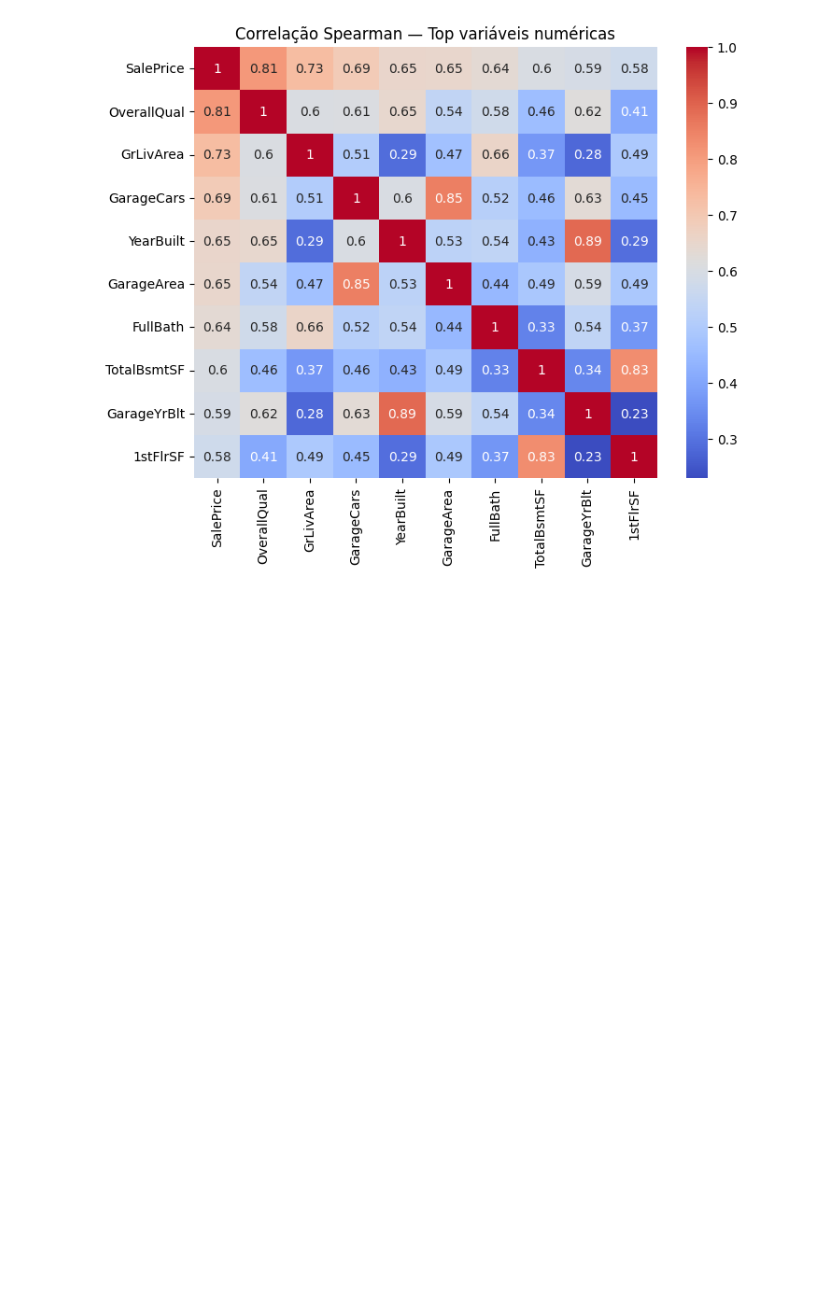
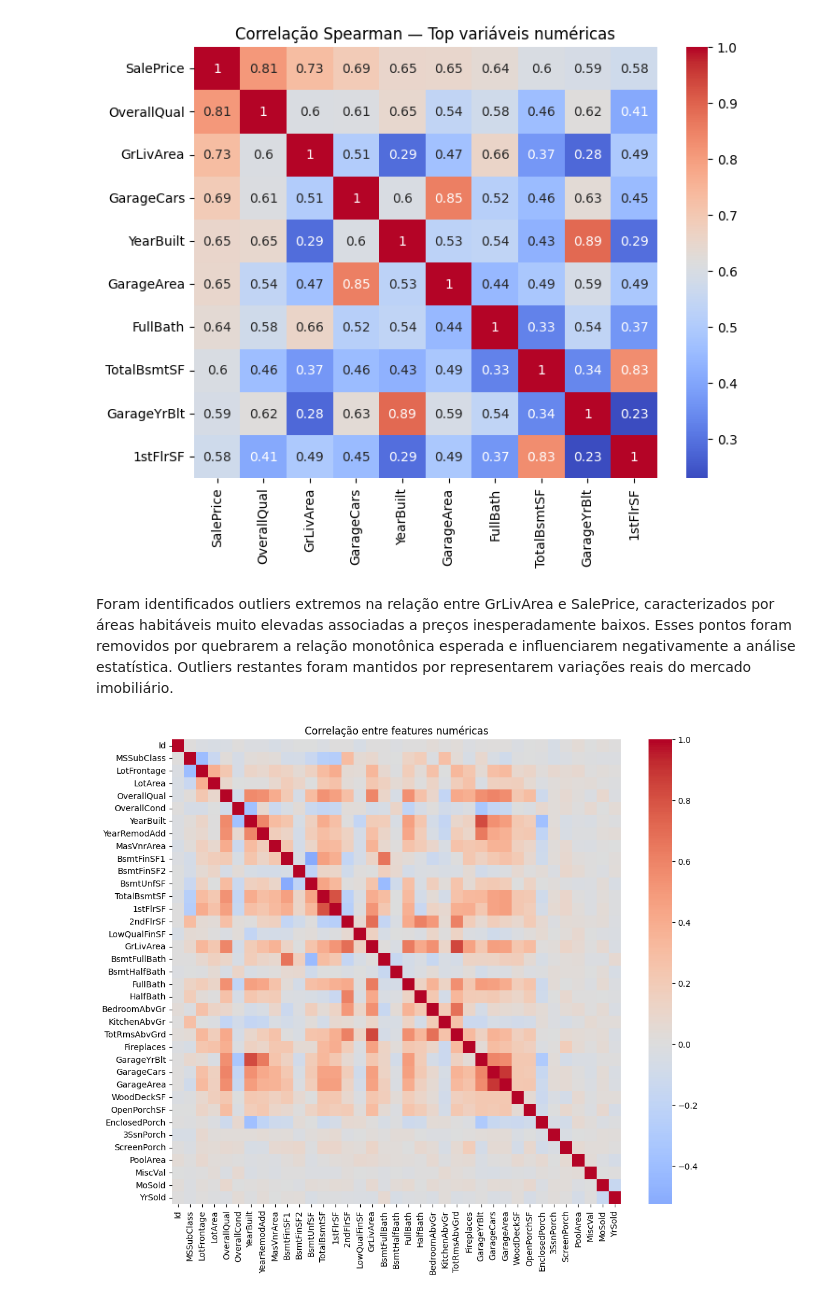
Before and after one commit to cesar-seixas/house-prices-kaggle, a Jupyter notebook: notebooks/02_eda_aprofundada.ipynb, the cells around one changed output. Cells and saved outputs as stored; diff of their text form; code cells hidden in the pictures; blank space fills up the shorter version.

```diff
--- a/notebooks/02_eda_aprofundada.ipynb
+++ b/notebooks/02_eda_aprofundada.ipynb
@@ -395,3 +395,5 @@ plt.title("Correlação Spearman — Top variáveis numéricas")
 plt.show()
 # %% [output]
 [figure]
+# %% [markdown]
+Foram identificados outliers extremos na relação entre GrLivArea e SalePrice, caracterizados por áreas habitáveis muito elevadas associadas a preços inesperadamente baixos. Esses pontos foram removidos por quebrarem a relação monotônica esperada e influenciarem negativamente a análise estatística. Outliers restantes foram mantidos por representarem variações reais do mercado imobiliário.
@@ -397,0 +435,10 @@ plt.show()
+# %%
+numeric_features = X.select_dtypes(include=["int64", "float64"])
+corr_features = numeric_features.corr()
+# %%
+plt.figure(figsize=(12, 10))
+sns.heatmap(corr_features, cmap="coolwarm", center=0)
+plt.title("Correlação entre features numéricas")
+plt.show()
+# %% [output]
+[figure, added]
```
Also changed, not shown: parts of 6 cells of this notebook, 1 other file.
